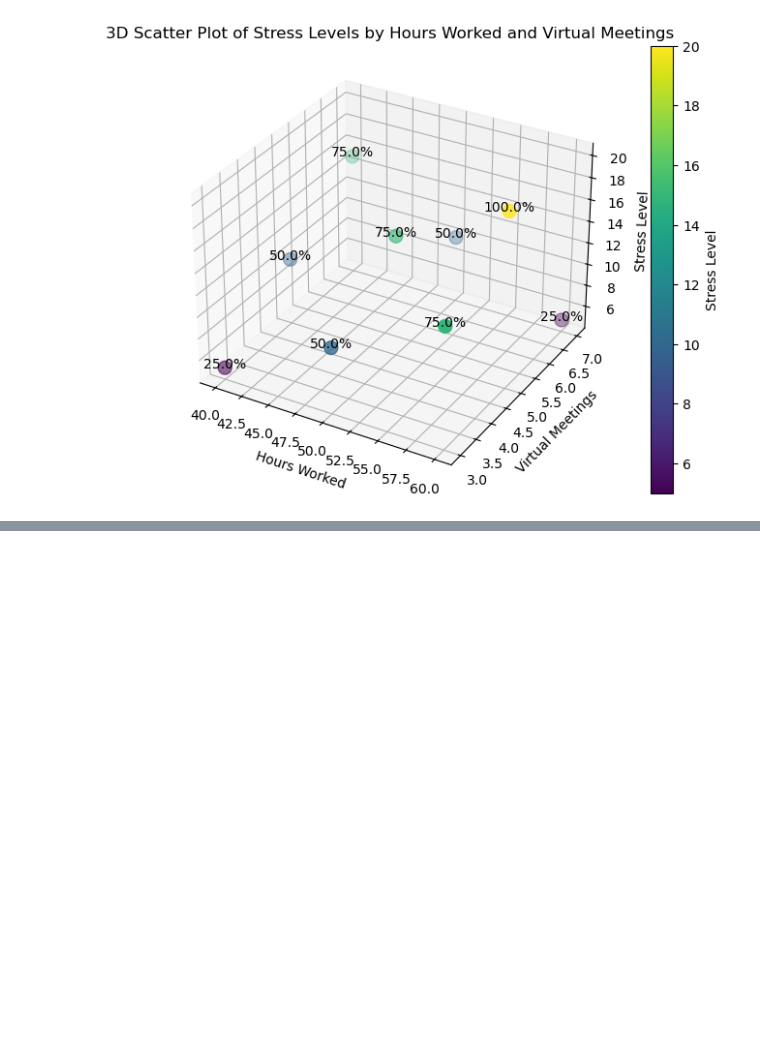
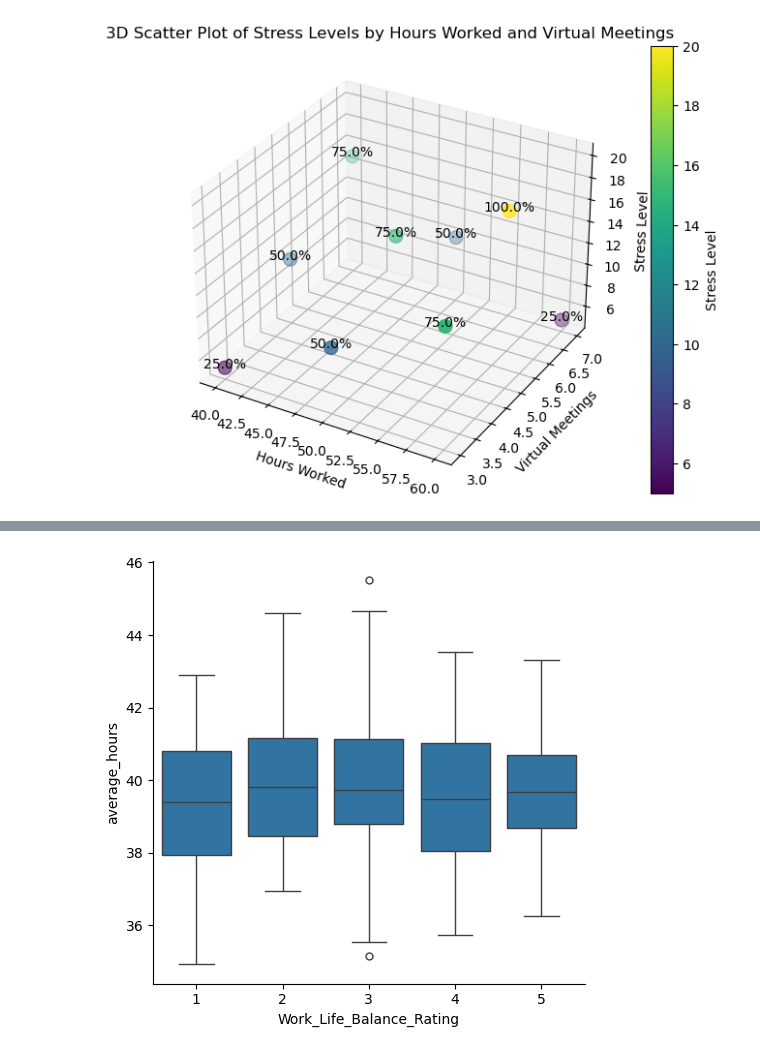
Before and after one commit to faiyted/Project3, a Jupyter notebook: dataset.ipynb, the cells around one changed output, grey strips where cells are left out. Saved outputs shown, nothing was run; the diff lists cells and outputs as text; code cells hidden in the pictures; blank space fills up the shorter version.

```diff
--- a/dataset.ipynb
+++ b/dataset.ipynb
@@ -697,0 +1053,36 @@ plt.show()
+# %%
+import pandas as pd
+
+# Run the aggregation pipeline and fetch results
+results = collection.aggregate(pipeline)
+
+# Create an empty list to hold the rows for the DataFrame
+data = []
+
+# Iterate through the results and append them to the list
+for result in results:
+    data.append({
+        "Work_Life_Balance_Rating": result["_id"]["Work_Life_Balance_Rating"],
+        "Years_of_Experience": result["_id"]["Years_of_Experience"],
+        "average_hours": result["average_hours"],
+        "count": result["count"]
+    })
+
+# Convert the list to a DataFrame
+df = pd.DataFrame(data)
+# %%
+import seaborn as sns
+import matplotlib.pyplot as plt
+
+# Create the box plot using Seaborn
+sns.catplot(
+    x="Work_Life_Balance_Rating",
+    y="average_hours",
+    kind="box",
+    data=df
+)
+
+# Display the plot
+plt.show()
+# %% [output]
+[figure, added]
```
Also changed, not shown: parts of 23 cells of this notebook.
